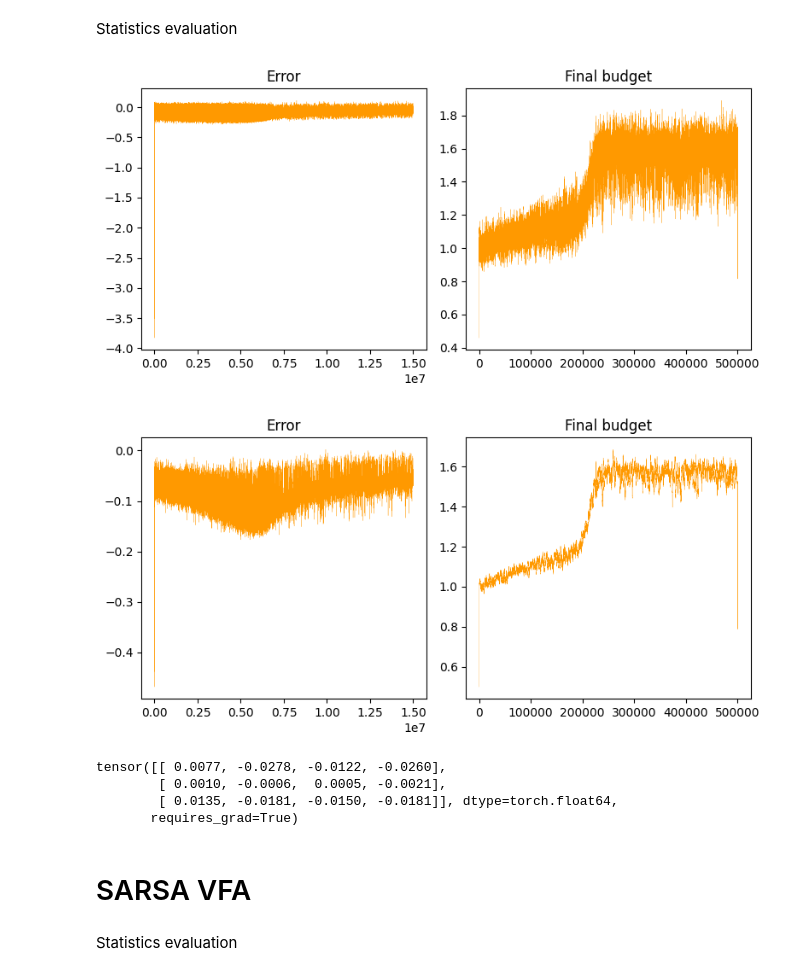
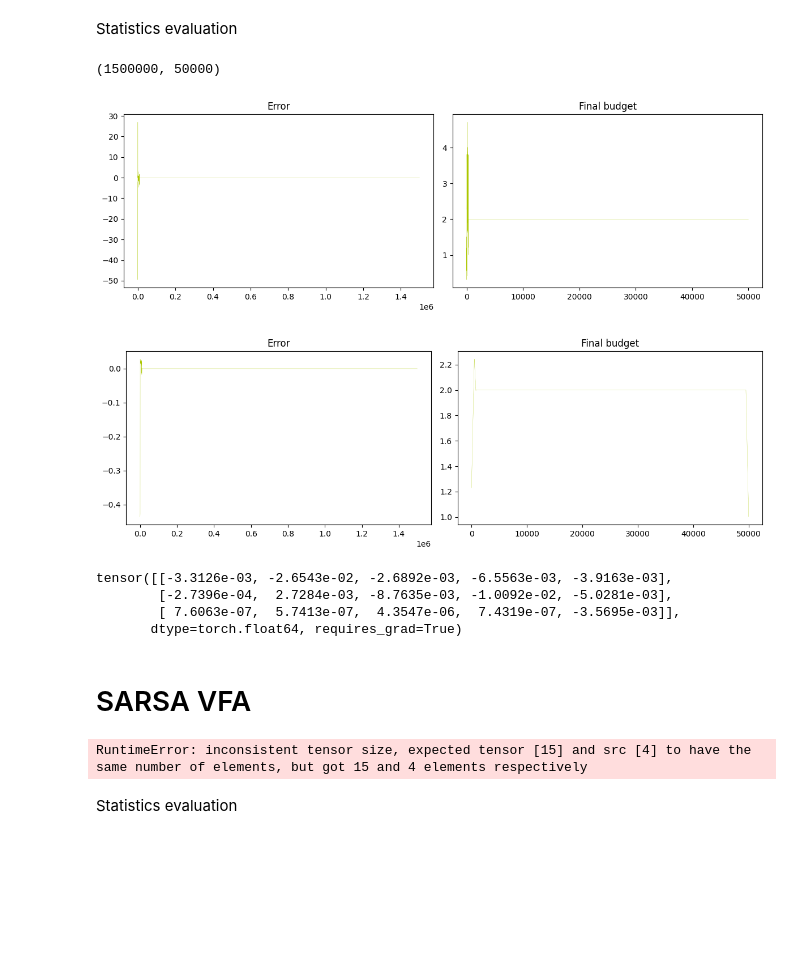
Before and after one commit to LeonardoAcquaroli/manage-a-farm-with-reinforcement-learning, a Jupyter notebook: notebook.ipynb, the cells around one changed output. Cells and saved outputs as stored; diff of their text form; code cells hidden in the pictures; blank space fills up the shorter version.

```diff
--- a/notebook.ipynb
+++ b/notebook.ipynb
@@ -88,7 +87,7 @@ env = gym.make(id='FarmEnv-v0',
                 )
 # %%
 learning_rate = 0.001
-n_episodes = 500_000
+n_episodes = 50_000
 start_epsilon = 1.0
 epsilon_decay = start_epsilon / (n_episodes / 2)  # reduce the exploration over time
 final_epsilon = 0.1
@@ -119,31 +118,35 @@ w = 1000
 # lengths = conv(np.array(nenv.length_queue).flatten(), win=w)
 error = conv(np.array(MC_vfa_agent.training_error).flatten(), win=w)
 final_budgets = conv(np.array(final_budget_queue), win=w)
+# %%
+len(error), len(final_budgets)
+# %% [output]
+(1500000, 50000)
+# %%
+fig, ax = plt.subplots(figsize=(12, 4), ncols=2)
+sns.lineplot(x=range(len(np.array(MC_vfa_agent.training_error).flatten())), y=np.array(MC_vfa_agent.training_error).flatten(), ax=ax[0], c='#acc700', linewidth=.2)
+ax[0].set_title('Error')
+sns.lineplot(x=range(len(final_budget_queue)), y=final_budget_queue, ax=ax[1], c='#acc700', linewidth=.2)
+ax[1].set_title('Final budget')
+plt.tight_layout()
+plt.show()
+# %% [output]
+[figure, added]
 # %%
-fig, ax = plt.subplots(figsize=(8, 4), ncols=2)
-sns.lineplot(x=range(len(error)), y=error, ax=ax[0], c='#FF9900', linewidth=.2)
+fig, ax = plt.subplots(figsize=(12, 4), ncols=2)
+sns.lineplot(x=range(len(error)), y=error, ax=ax[0], c='#acc700', linewidth=.2)
 ax[0].set_title('Error')
-sns.lineplot(x=range(len(final_budgets)), y=final_budgets, ax=ax[1], c='#FF9900', linewidth=.2)
+sns.lineplot(x=range(len(final_budgets)), y=final_budgets, ax=ax[1], c='#acc700', linewidth=.2)
 ax[1].set_title('Final budget')
 plt.tight_layout()
 plt.show()
 # %% [output]
-[figure, old version]
+[figure, new version]
-# %%
-fig, ax = plt.subplots(figsize=(8, 4), ncols=2)
-sns.lineplot(x=range(len(error)), y=error, ax=ax[0], c='#FF9900', linewidth=.2)
-ax[0].set_title('Error')
-sns.lineplot(x=range(len(final_budgets)), y=final_budgets, ax=ax[1], c='#FF9900', linewidth=.2)
-ax[1].set_title('Final budget')
-plt.tight_layout()
-plt.show()
-# %% [output]
-[figure, removed]
 # %%
 MC_vfa_agent.w
 # %% [output]
-tensor([[ 0.0077, -0.0278, -0.0122, -0.0260],
-        [ 0.0010, -0.0006,  0.0005, -0.0021],
-        [ 0.0135, -0.0181, -0.0150, -0.0181]], dtype=torch.float64,
-       requires_grad=True)
+tensor([[-3.3126e-03, -2.6543e-02, -2.6892e-03, -6.5563e-03, -3.9163e-03],
+        [-2.7396e-04,  2.7284e-03, -8.7635e-03, -1.0092e-02, -5.0281e-03],
+        [ 7.6063e-07,  5.7413e-07,  4.3547e-06,  7.4319e-07, -3.5695e-03]],
+       dtype=torch.float64, requires_grad=True)
 # %%
@@ -171,6 +174,8 @@ for episode in tqdm(range(n_episodes)):
         state = s_prime
     SARSA_vfa_agent.decay_epsilon()
     final_budget_queue.append(nenv.unwrapped.budget)
+# %% [output]
+RuntimeError: inconsistent tensor size, expected tensor [15] and src [4] to have the same number of elements, but got 15 and 4 elements respectively
 # %% [markdown]
 Statistics evaluation
 # %%
```
Also changed, not shown: parts of 4 cells of this notebook.
